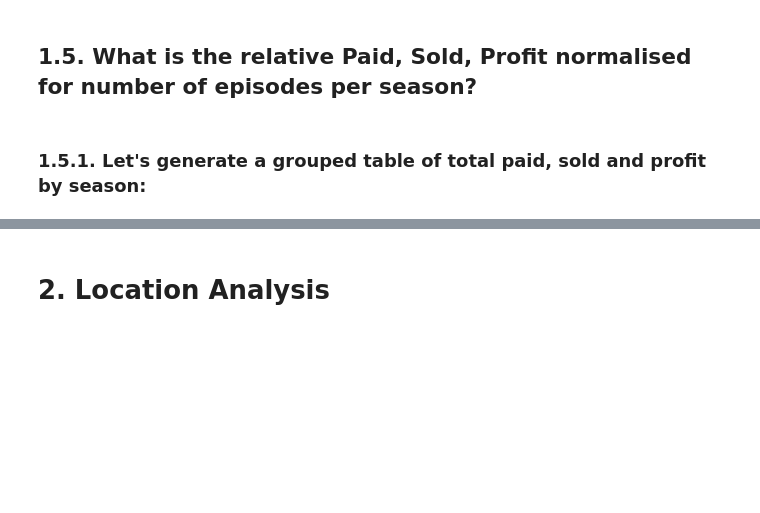
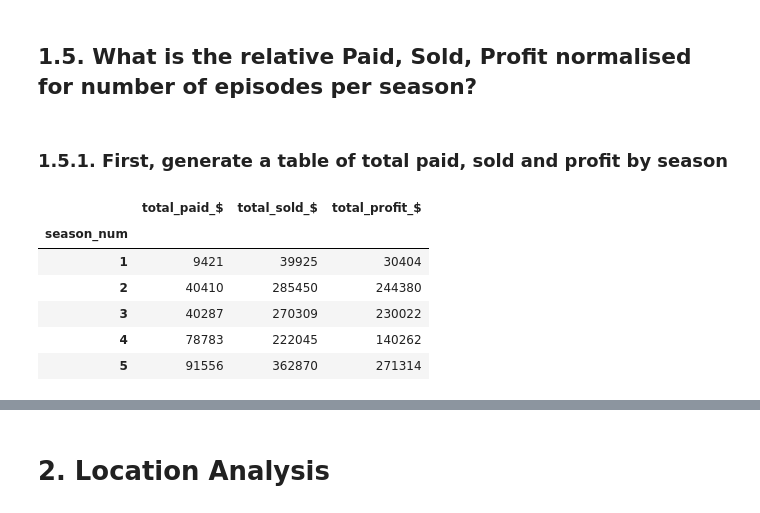
Before and after one commit to Joshua-Higgins-jp/Auction_Hunters_EDA, a Jupyter notebook: auction_hunters_eda.ipynb, the cells around one changed output, grey strips where cells are left out. Cells and saved outputs as stored; diff of their text form; code cells hidden in the pictures; blank space fills up the shorter version.

```diff
--- a/auction_hunters_eda.ipynb
+++ b/auction_hunters_eda.ipynb
@@ -828,8 +828,19 @@ plot_roi_with_without_outliers(df=average_roi_by_season_outliers_merged_df)
 # %% [markdown]
 ## 1.5. What is the relative Paid, Sold, Profit normalised for number of episodes per season?
 # %% [markdown]
-### 1.5.1. Let's generate a grouped table of total paid, sold and profit by season:
+### 1.5.1. First, generate a table of total paid, sold and profit by season
 # %%
-df_seasons_sum = df.groupby('season_num')[['paid_$', 'sold_$', 'profit_$']].sum()
-df_seasons_sum
+df_seasons_total = df.groupby('season_num')[['paid_$', 'sold_$', 'profit_$']].sum()
+df_seasons_total.rename(columns={'paid_$': 'total_paid_$',
+                                'sold_$': 'total_sold_$',
+                                'profit_$': 'total_profit_$'}, inplace=True)
+df_seasons_total
+# %% [output]
+|  | total_paid_$ | total_sold_$ | total_profit_$ |
+| season_num |  |  |  |
+| 1 | 9421 | 39925 | 30404 |
+| 2 | 40410 | 285450 | 244380 |
+| 3 | 40287 | 270309 | 230022 |
+| 4 | 78783 | 222045 | 140262 |
+| 5 | 91556 | 362870 | 271314 |
 # %%
```
Also changed, not shown: parts of 41 cells of this notebook.
